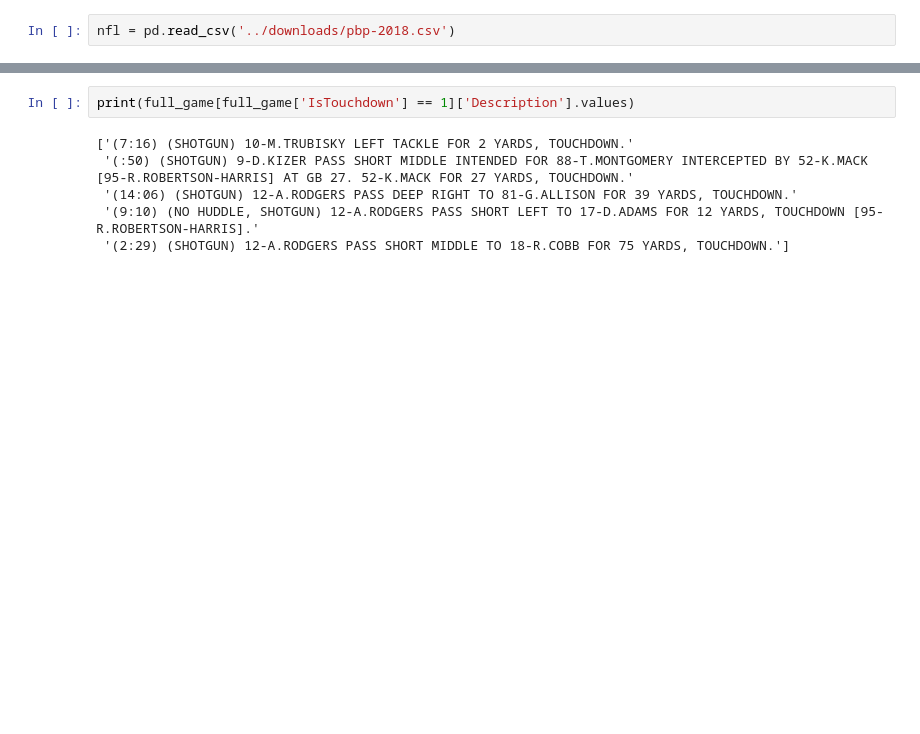
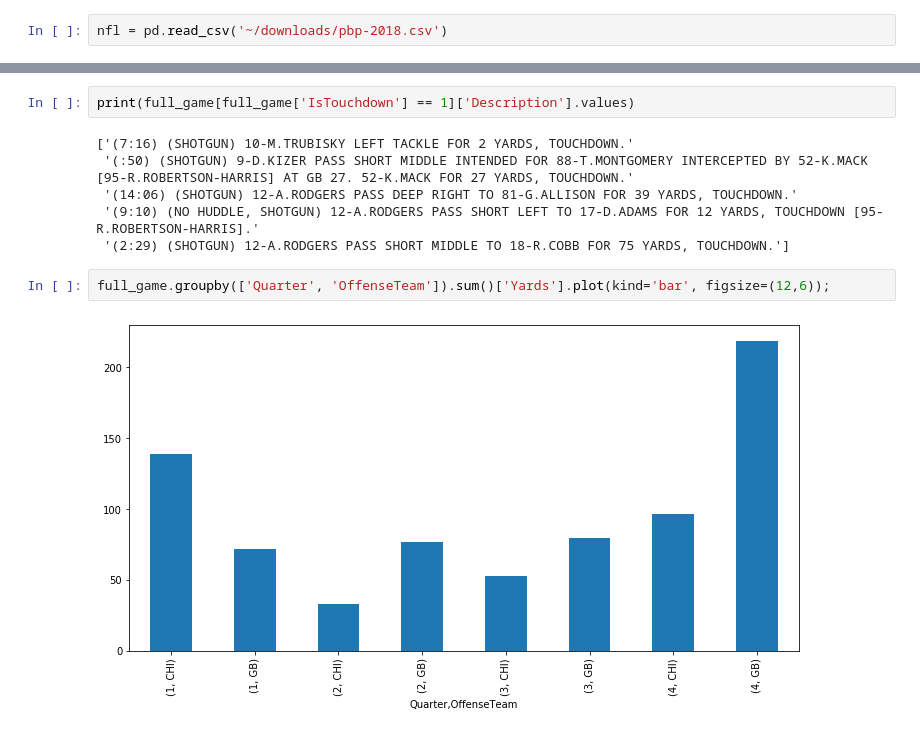
Before and after one commit to mariojrgithub/capstone, a Jupyter notebook: bears_packers_2018.ipynb, the cells around one changed output, grey strips where cells are left out. Cells and saved outputs as stored; diff of their text form; blank space fills up the shorter version.

```diff
--- a/bears_packers_2018.ipynb
+++ b/bears_packers_2018.ipynb
@@ -6,7 +6,7 @@ import matplotlib.pyplot as plt
 # %%
 pd.options.display.max_columns = None
 # %%
-nfl = pd.read_csv('../downloads/pbp-2018.csv')
+nfl = pd.read_csv('~/downloads/pbp-2018.csv')
 # %%
 nfl.head()
 # %% [output]
@@ -98,3 +97,7 @@ print(full_game[full_game['IsTouchdown'] == 1]['Description'].values)
  '(14:06) (SHOTGUN) 12-A.RODGERS PASS DEEP RIGHT TO 81-G.ALLISON FOR 39 YARDS, TOUCHDOWN.'
  '(9:10) (NO HUDDLE, SHOTGUN) 12-A.RODGERS PASS SHORT LEFT TO 17-D.ADAMS FOR 12 YARDS, TOUCHDOWN [95-R.ROBERTSON-HARRIS].'
  '(2:29) (SHOTGUN) 12-A.RODGERS PASS SHORT MIDDLE TO 18-R.COBB FOR 75 YARDS, TOUCHDOWN.']
+# %%
+full_game.groupby(['Quarter', 'OffenseTeam']).sum()['Yards'].plot(kind='bar', figsize=(12,6));
+# %% [output]
+[figure, added]
```
Also changed, not shown: parts of 9 cells of this notebook.
